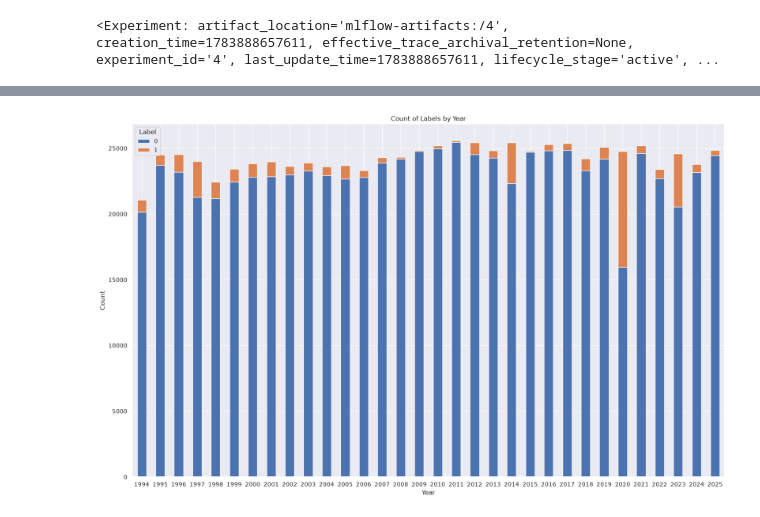
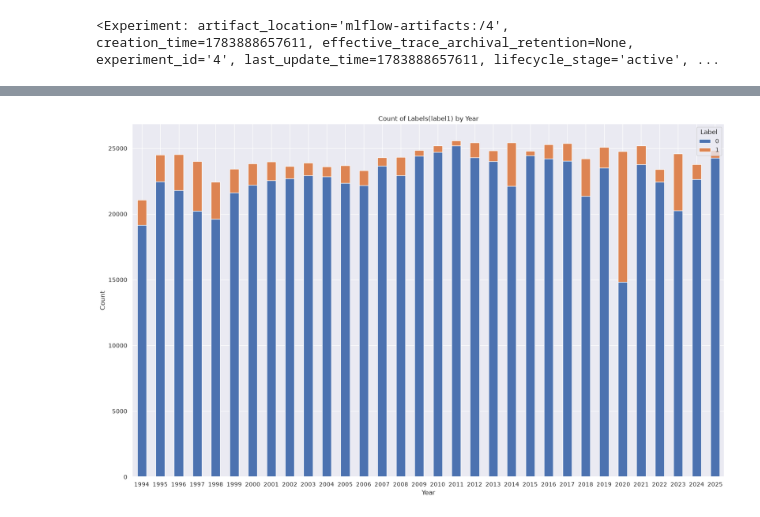
Before and after one commit to mcodcatyu/research_project, a Jupyter notebook: mhd/isnan_flag_v3.ipynb, the cells around one changed output, grey strips where cells are left out. Drawn from its saved outputs; the diff is of its cells as text; code cells hidden in the pictures.

```diff
--- a/mhd/isnan_flag_v3.ipynb
+++ b/mhd/isnan_flag_v3.ipynb
@@ -194,18 +194,18 @@ datetime
 1994-02-16 23:24:00         0.0
 Name: last_air_ht, dtype: float64
 # %%
-df_counts = pd.crosstab(df['year'], df['label1'])
+df_counts = pd.crosstab(df['year'], df['label_c_nan'])
 
 ax = df_counts.plot(kind='bar', stacked=True, figsize=(20, 12))
 
-plt.title('Count of Labels by Year')
+plt.title('Count of Labels(label1) by Year')
 plt.xlabel('Year')
 plt.ylabel('Count')
 
 plt.xticks(rotation=0)
 plt.legend(title='Label')
 plt.show()
 # %% [output]
-[figure, old version]
+[figure, new version]
 # %% [markdown]
 ![image.png](attachment:image.png)
```
Also changed, not shown: parts of 2 cells of this notebook, 7 other files.
